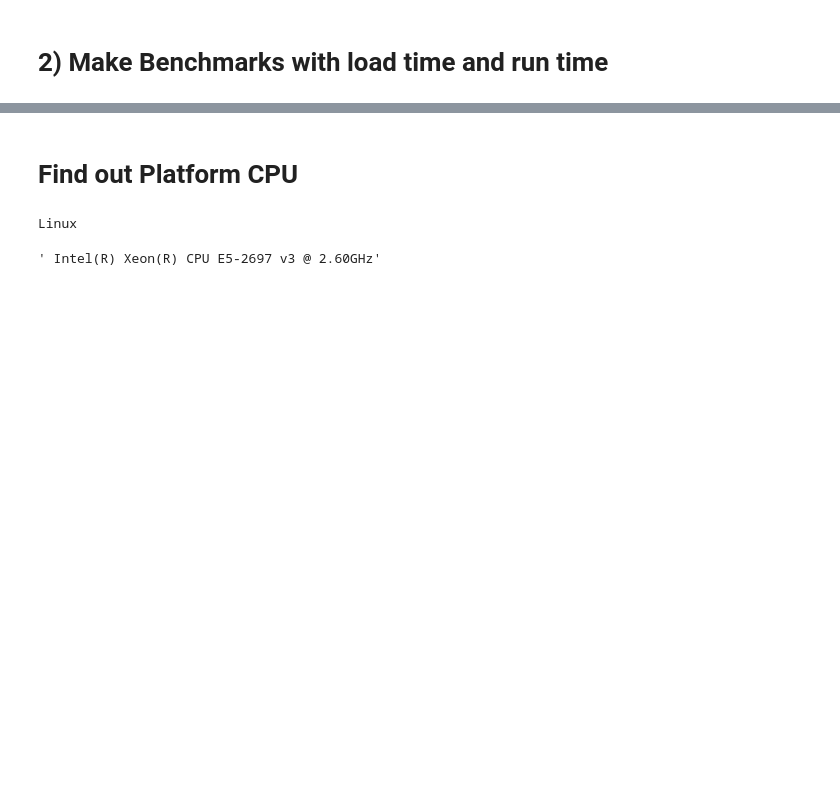
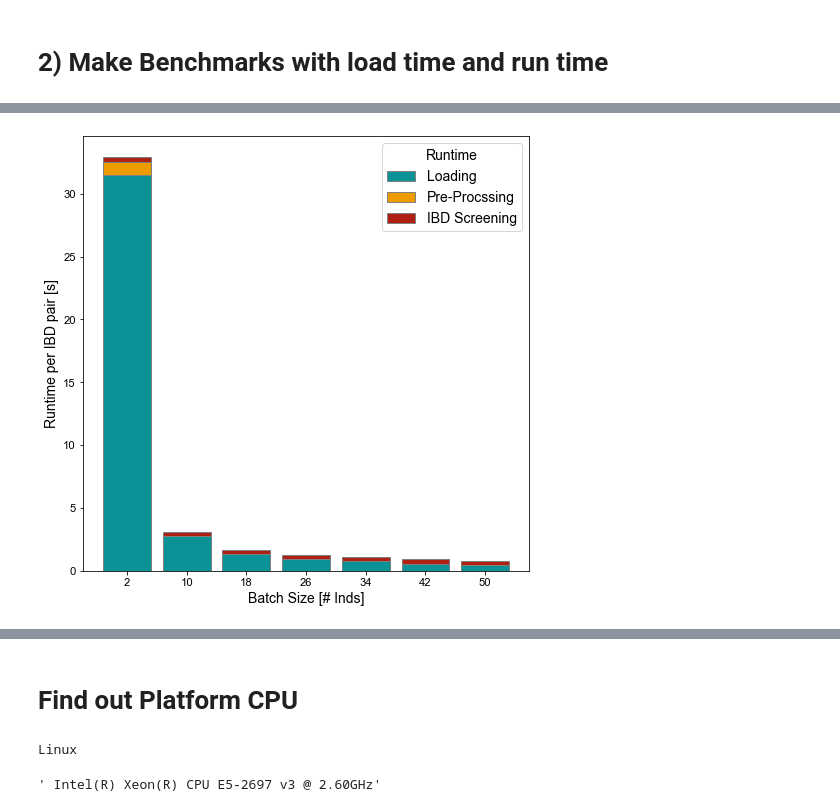
Before and after one commit to hringbauer/ancIBD, a Jupyter notebook: notebook/analyze_ibd/runtime_test.ipynb, the cells around one changed output, grey strips where cells are left out. Cells and saved outputs as stored; diff of their text form; code cells hidden in the pictures; blank space fills up the shorter version.

```diff
--- a/notebook/analyze_ibd/runtime_test.ipynb
+++ b/notebook/analyze_ibd/runtime_test.ipynb
@@ -301,0 +357,4 @@ Saved to /n/groups/reich/hringbauer/git/hapBLOCK/figs/runtime/runtime_benchmark.
+# %%
+plot_runtime_bars(show=True)
+# %% [output]
+[figure, added]
```
Also changed, not shown: parts of 14 cells of this notebook, 1 other file.
